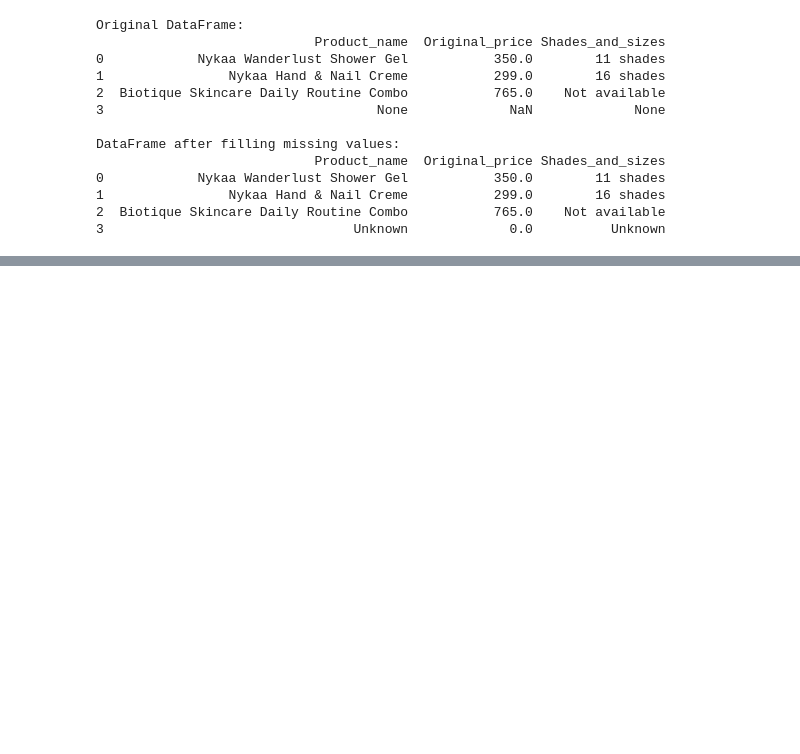
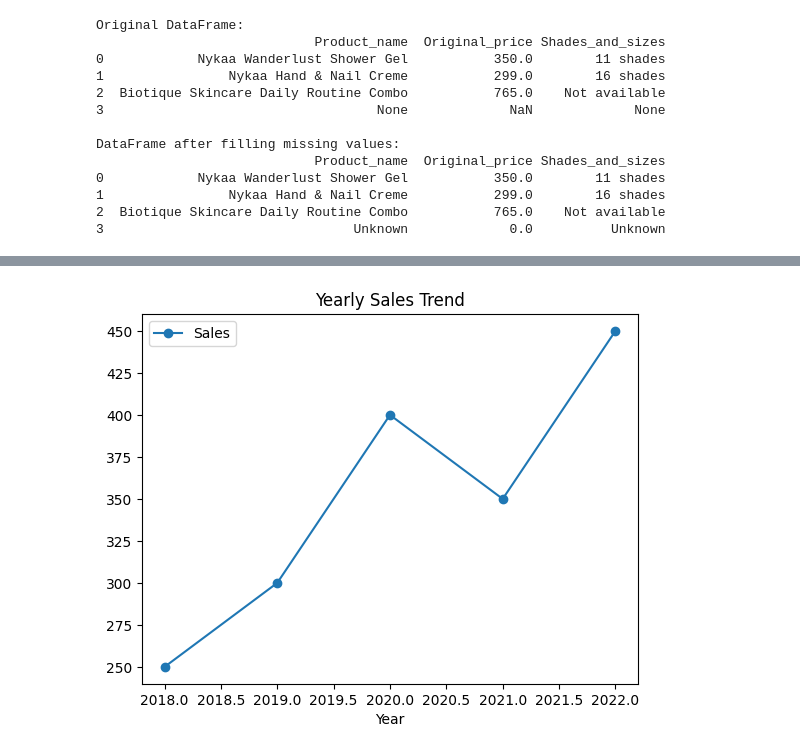
Before and after one commit to SuruthiBT/Github_SNC, a Jupyter notebook: Assignment_Pandas.ipynb, the cells around one changed output, grey strips where cells are left out. Cells and saved outputs as stored; diff of their text form; code cells hidden in the pictures; blank space fills up the shorter version.

```diff
--- a/Assignment_Pandas.ipynb
+++ b/Assignment_Pandas.ipynb
@@ -132,0 +347,21 @@ DataFrame after filling missing values:
+# %%
+#Line Plot: df.plot.line()
+import pandas as pd
+import matplotlib.pyplot as plt
+
+# Sample data
+data = {
+    'Year': [2018, 2019, 2020, 2021, 2022],
+    'Sales': [250, 300, 400, 350, 450]
+}
+
+# Create DataFrame
+df = pd.DataFrame(data)
+
+# Line plot
+df.plot.line(x='Year', y='Sales', title='Yearly Sales Trend', marker='o')
+
+# Show plot
+plt.show()
+# %% [output]
+[figure, added]
```
Also changed, not shown: parts of 48 cells of this notebook.
